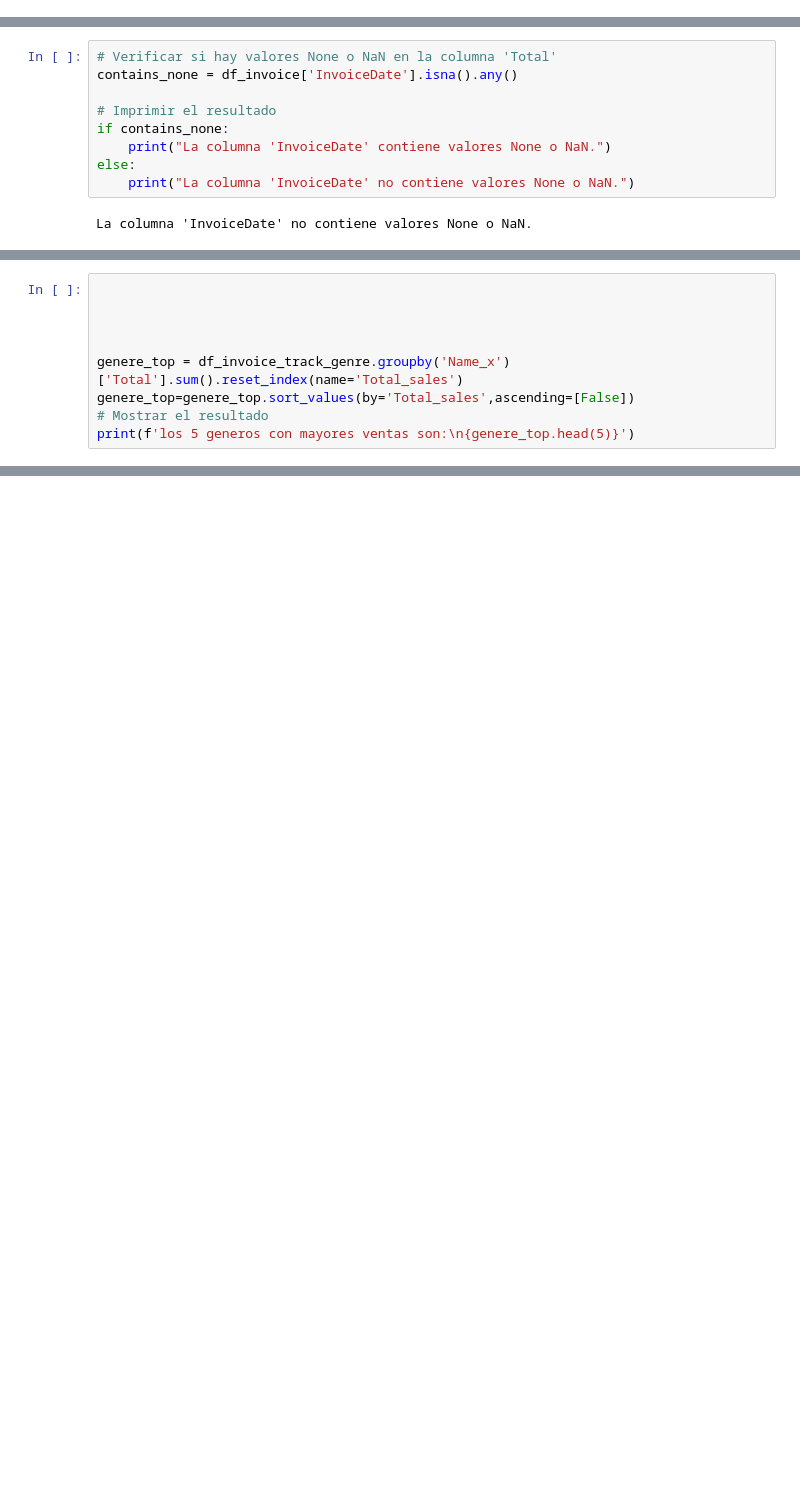
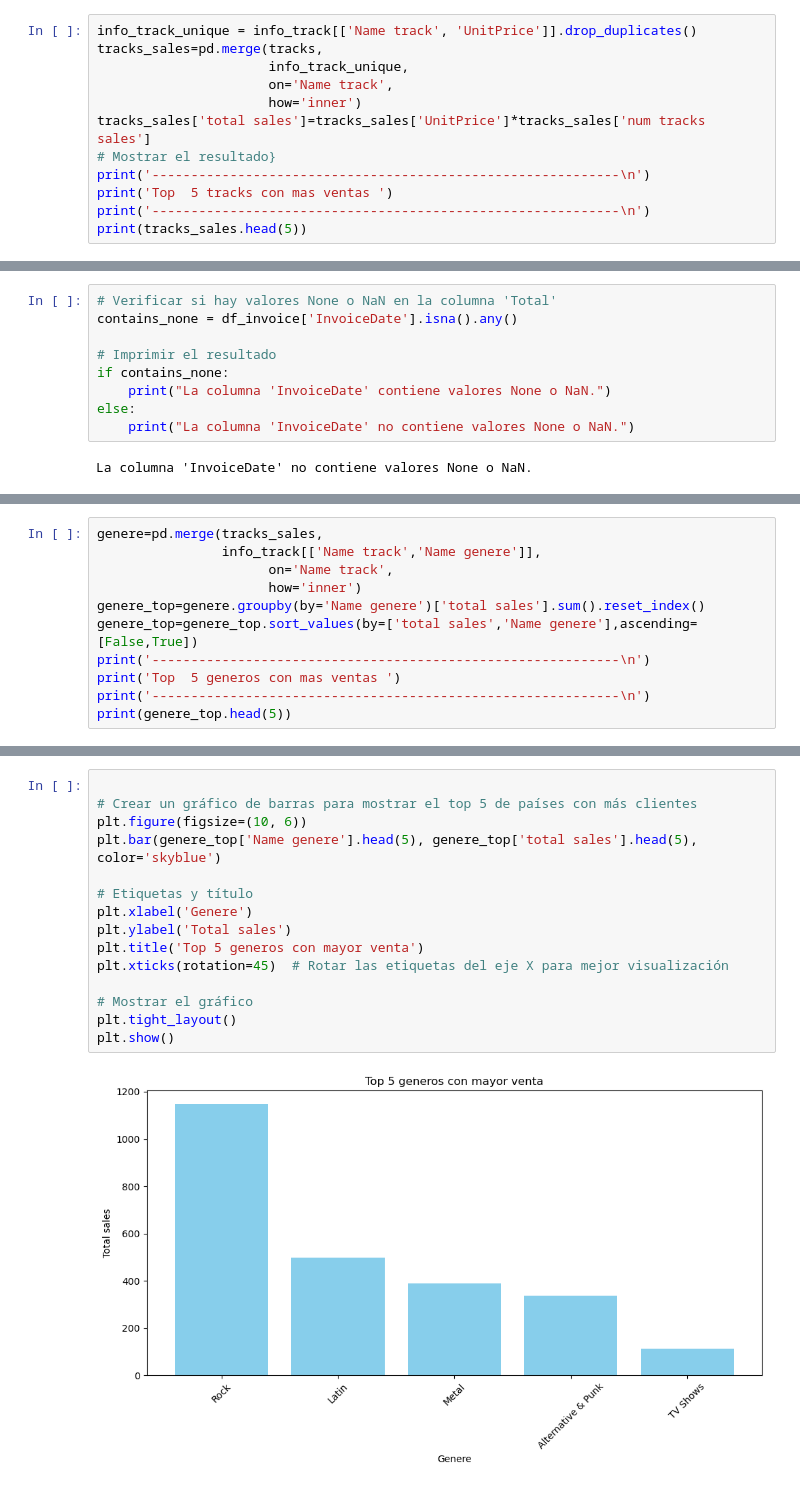
Before and after one commit to snmSebastian/Consulta_SQL, a Jupyter notebook: prueba.ipynb, the cells around one changed output, grey strips where cells are left out. Cells and saved outputs as stored; diff of their text form; blank space fills up the shorter version.

```diff
--- a/prueba.ipynb
+++ b/prueba.ipynb
@@ -352,0 +560,12 @@ los id de los 5 tracks mas vendidos son:
+# %%
+info_track_unique = info_track[['Name track', 'UnitPrice']].drop_duplicates()
+tracks_sales=pd.merge(tracks,
+                      info_track_unique,
+                      on='Name track',
+                      how='inner')
+tracks_sales['total sales']=tracks_sales['UnitPrice']*tracks_sales['num tracks sales']
+# Mostrar el resultado}
+print('------------------------------------------------------------\n')
+print('Top  5 tracks con mas ventas ')
+print('------------------------------------------------------------\n')
+print(tracks_sales.head(5))
@@ -468,10 +666,12 @@ Index(['InvoiceLineId', 'InvoiceId', 'TrackId_x', 'UnitPrice_x', 'Quantity',
 # %%
-
-
-
-
-genere_top = df_invoice_track_genre.groupby('Name_x')['Total'].sum().reset_index(name='Total_sales')
-genere_top=genere_top.sort_values(by='Total_sales',ascending=[False])
-# Mostrar el resultado
-print(f'los 5 generos con mayores ventas son:\n{genere_top.head(5)}')
+genere=pd.merge(tracks_sales,
+                info_track[['Name track','Name genere']],
+                      on='Name track',
+                      how='inner')
+genere_top=genere.groupby(by='Name genere')['total sales'].sum().reset_index()
+genere_top=genere_top.sort_values(by=['total sales','Name genere'],ascending=[False,True])
+print('------------------------------------------------------------\n')
+print('Top  5 generos con mas ventas ')
+print('------------------------------------------------------------\n')
+print(genere_top.head(5))
 # %% [output]
@@ -484,0 +689,17 @@ los 5 generos con mayores ventas son:
+# %%
+
+# Crear un gráfico de barras para mostrar el top 5 de países con más clientes
+plt.figure(figsize=(10, 6))
+plt.bar(genere_top['Name genere'].head(5), genere_top['total sales'].head(5), color='skyblue')
+
+# Etiquetas y título
+plt.xlabel('Genere')
+plt.ylabel('Total sales')
+plt.title('Top 5 generos con mayor venta')
+plt.xticks(rotation=45)  # Rotar las etiquetas del eje X para mejor visualización
+
+# Mostrar el gráfico
+plt.tight_layout()
+plt.show()
+# %% [output]
+[figure, added]
```
Also changed, not shown: parts of 52 cells of this notebook.
